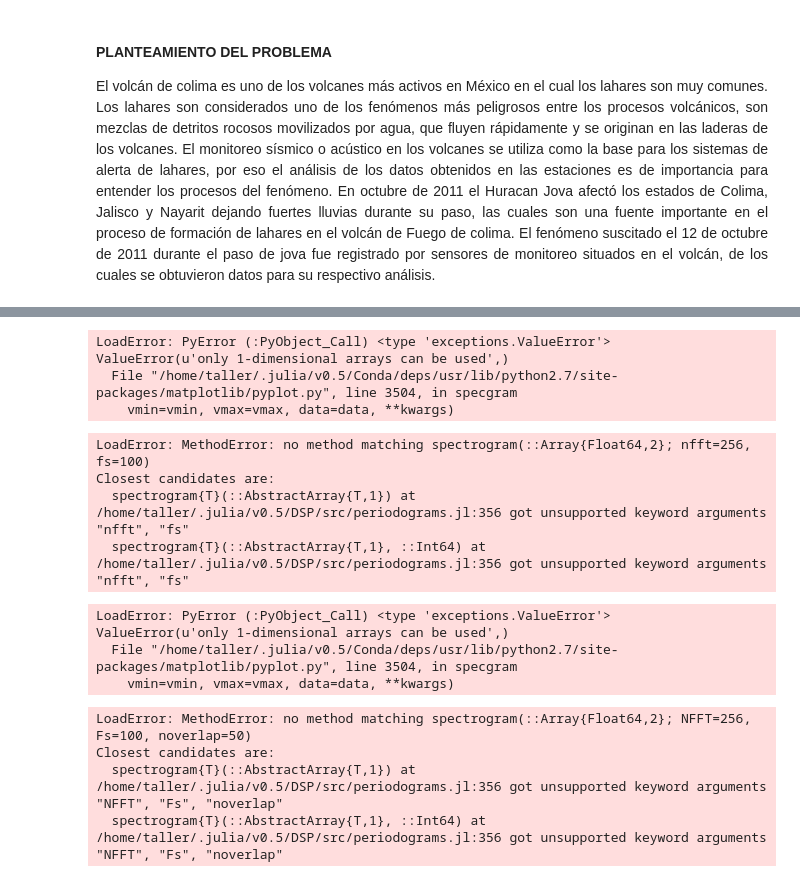
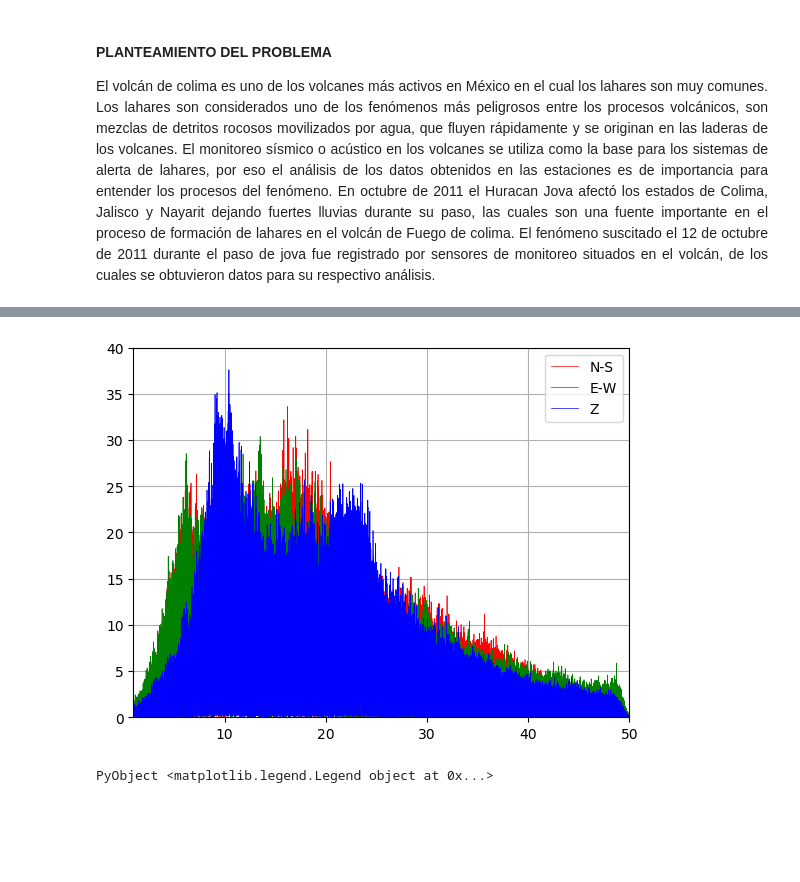
Before and after one commit to GuillermoSapiens/verano, a Jupyter notebook: lahar_colima.ipynb, the cells around one changed output, grey strips where cells are left out. Drawn from its saved outputs; the diff is of its cells as text; code cells hidden in the pictures; blank space fills up the shorter version.

```diff
--- a/lahar_colima.ipynb
+++ b/lahar_colima.ipynb
@@ -31,10 +37,12 @@ APlicando las transformadas de fourier
 FN=fft(datN)
 FE=fft(datE)
 FZ=fft(datZ)
-tF=collect(0:1:((length(FN)-1)/2)-1)*((δ)/((length(FN))));
+tF=collect(0:1:((length(FN)-1)/2))*((δ)/((length(FN))));
 # %%
-FN1=Plots.plot(tF,abs.(FN[1:Int((length(FN)/2))]),ylim=(0,30),label="N-S")
-FE1=Plots.plot(tF,abs.(FE[1:Int((length(FE)/2))]),ylim=(0,30),label="E-W")
-FZ1=Plots.plot(tF,abs.(FZ[1:Int((length(FZ)/2))]),ylim=(0,30),label="Z")
-Plots.plot(FN1,FE1,FZ1,layout=(3,1))
+ax = gca()
+ax[:set_ylim]([0,40])
+ax[:set_xlim]([1,50])
+FFN=plot(tF,abs.(FN[1:Int((length(FN)/2))]),"r-",linewidth=0.5,label="N-S");grid("on");legend(loc="upper right",fancybox="true")
+FFE=plot(tF,abs.(FE[1:Int((length(FE)/2))]),"g-",linewidth=0.5,label="E-W");grid("on");legend(loc="upper right",fancybox="true")
+FFZ=plot(tF,abs.(FZ[1:Int((length(FZ)/2))]),"b-",linewidth=0.5,label="Z");grid("on");legend(loc="upper right",fancybox="true")
 # %% [output]
@@ -41,0 +49,2 @@ Plots.plot(FN1,FE1,FZ1,layout=(3,1))
+[figure, added]
+PyObject <matplotlib.legend.Legend object at 0x...>
@@ -45,28 +50,0 @@ using PyPlot
-# %%
-spN=PyPlot.specgram(datN,NFFT=256,Fs=100,noverlap=50)
-# %% [output]
-LoadError: PyError (:PyObject_Call) <type 'exceptions.ValueError'>
-ValueError(u'only 1-dimensional arrays can be used',)
-  File "/home/taller/.julia/v0.5/Conda/deps/usr/lib/python2.7/site-packages/matplotlib/pyplot.py", line 3504, in specgram
-    vmin=vmin, vmax=vmax, data=data, **kwargs)
-# %%
-spec=DSP.Periodograms.spectrogram(datN,nfft=256,fs=100)
-# %% [output]
-LoadError: MethodError: no method matching spectrogram(::Array{Float64,2}; nfft=256, fs=100)
-Closest candidates are:
-  spectrogram{T}(::AbstractArray{T,1}) at /home/taller/.julia/v0.5/DSP/src/periodograms.jl:356 got unsupported keyword arguments "nfft", "fs"
-  spectrogram{T}(::AbstractArray{T,1}, ::Int64) at /home/taller/.julia/v0.5/DSP/src/periodograms.jl:356 got unsupported keyword arguments "nfft", "fs"
-# %%
-PyPlot.specgram(datE,nfft=256,fs=100)
-# %% [output]
-LoadError: PyError (:PyObject_Call) <type 'exceptions.ValueError'>
-ValueError(u'only 1-dimensional arrays can be used',)
-  File "/home/taller/.julia/v0.5/Conda/deps/usr/lib/python2.7/site-packages/matplotlib/pyplot.py", line 3504, in specgram
-    vmin=vmin, vmax=vmax, data=data, **kwargs)
-# %%
-DSP.Periodograms.spectrogram(datN,NFFT=256,Fs=100,noverlap=50)
-# %% [output]
-LoadError: MethodError: no method matching spectrogram(::Array{Float64,2}; NFFT=256, Fs=100, noverlap=50)
-Closest candidates are:
-  spectrogram{T}(::AbstractArray{T,1}) at /home/taller/.julia/v0.5/DSP/src/periodograms.jl:356 got unsupported keyword arguments "NFFT", "Fs", "noverlap"
-  spectrogram{T}(::AbstractArray{T,1}, ::Int64) at /home/taller/.julia/v0.5/DSP/src/periodograms.jl:356 got unsupported keyword arguments "NFFT", "Fs", "noverlap"
```
Also changed, not shown: parts of 10 cells of this notebook.
